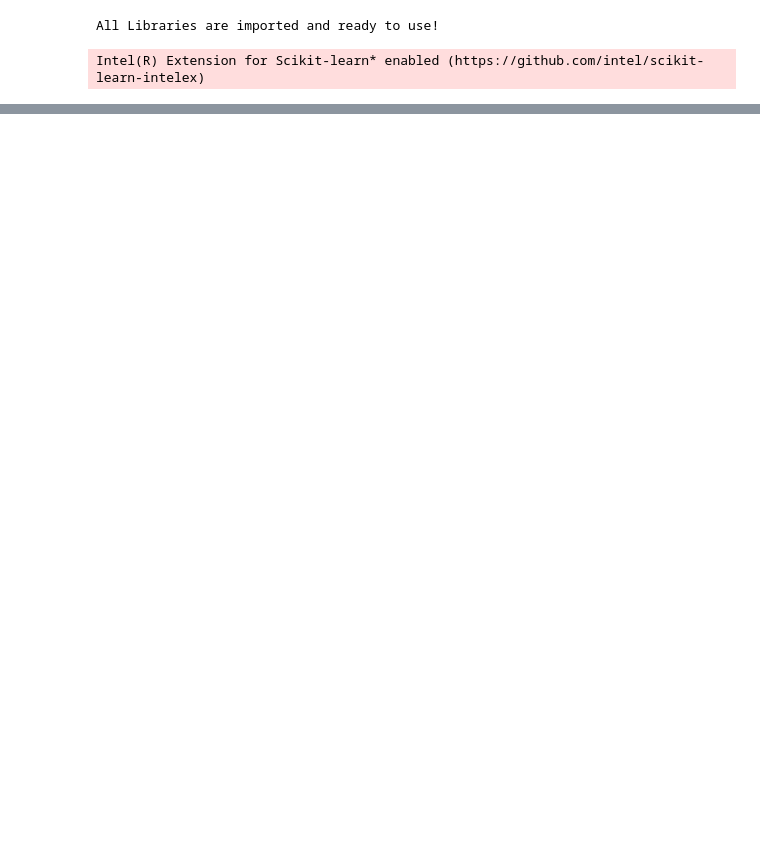
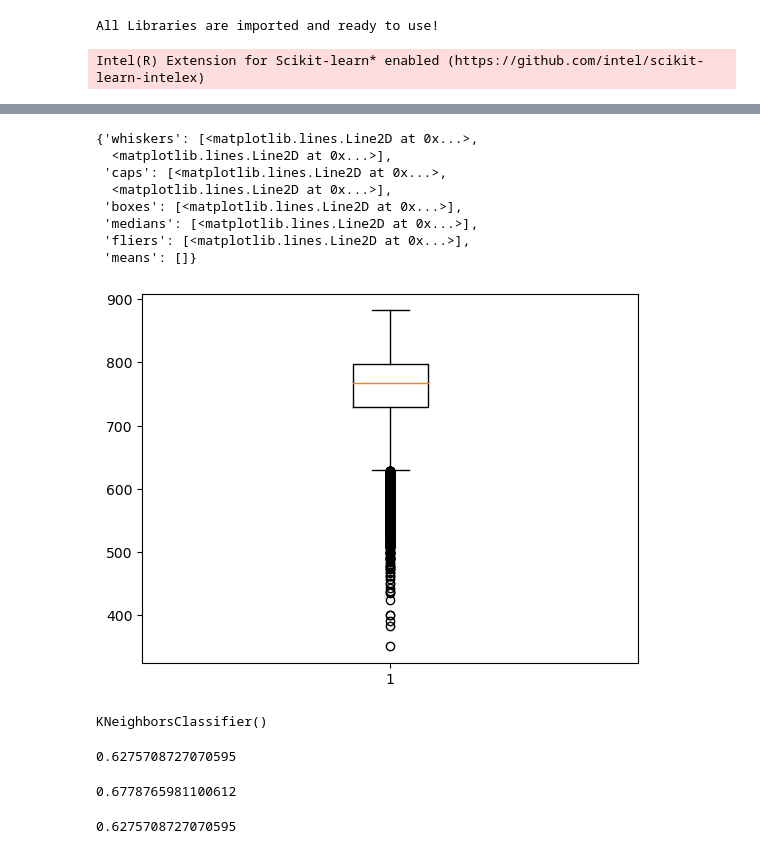
Before and after one commit to AryanPatel12125/FT-PROJECTS, a Jupyter notebook: 7. Loan_Applicant_Risk_Classification/Loan_Application.ipynb, the cells around one changed output, grey strips where cells are left out. Cells and saved outputs as stored; diff of their text form; code cells hidden in the pictures; blank space fills up the shorter version.

```diff
--- a/7. Loan_Applicant_Risk_Classification/Loan_Application.ipynb
+++ b/7. Loan_Applicant_Risk_Classification/Loan_Application.ipynb
@@ -38,0 +126,12 @@ Intel(R) Extension for Scikit-learn* enabled (https://github.com/intel/scikit-le
+# %%
+plt.boxplot(data1['Cibil score'])
+# %% [output]
+{'whiskers': [<matplotlib.lines.Line2D at 0x...>,
+  <matplotlib.lines.Line2D at 0x...>],
+ 'caps': [<matplotlib.lines.Line2D at 0x...>,
+  <matplotlib.lines.Line2D at 0x...>],
+ 'boxes': [<matplotlib.lines.Line2D at 0x...>],
+ 'medians': [<matplotlib.lines.Line2D at 0x...>],
+ 'fliers': [<matplotlib.lines.Line2D at 0x...>],
+ 'means': []}
+[figure, added]
@@ -38,0 +143,15 @@ Intel(R) Extension for Scikit-learn* enabled (https://github.com/intel/scikit-le
+# %%
+knc = KNeighborsClassifier()
+knc.fit(x_train,y_train)
+# %% [output]
+KNeighborsClassifier()
+# %%
+# testing score
+knc.score(x_test,y_test)
+# %% [output]
+0.6275708727070595
+# %%
+# training score
+knc.score(x_train,y_train)
+# %% [output]
+0.6778765981100612
@@ -38,0 +160,4 @@ Intel(R) Extension for Scikit-learn* enabled (https://github.com/intel/scikit-le
+# %%
+accuracy_score(y_test,y_pred)
+# %% [output]
+0.6275708727070595
```
Also changed, not shown: parts of 15 cells of this notebook, 1 other file.
